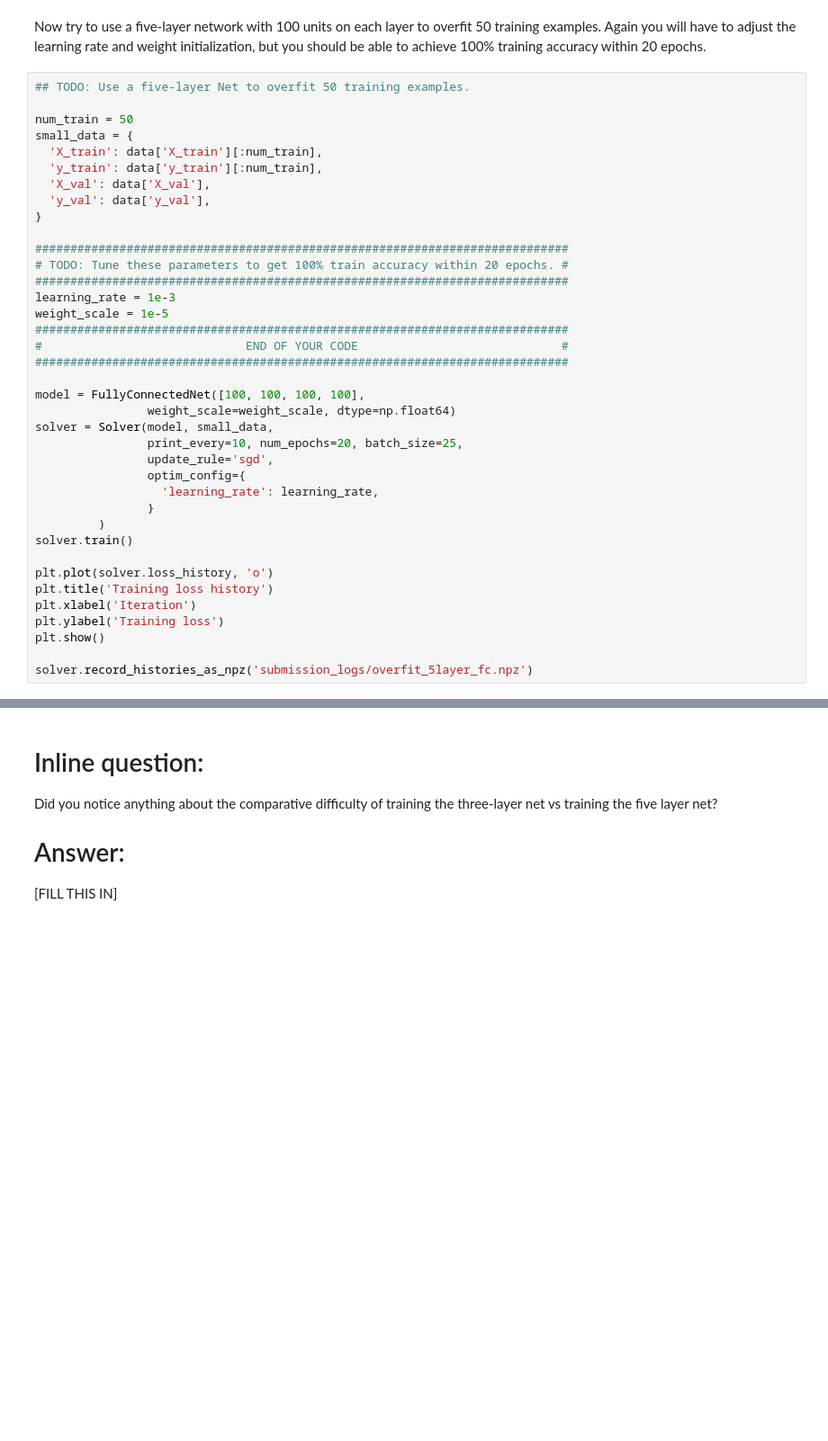
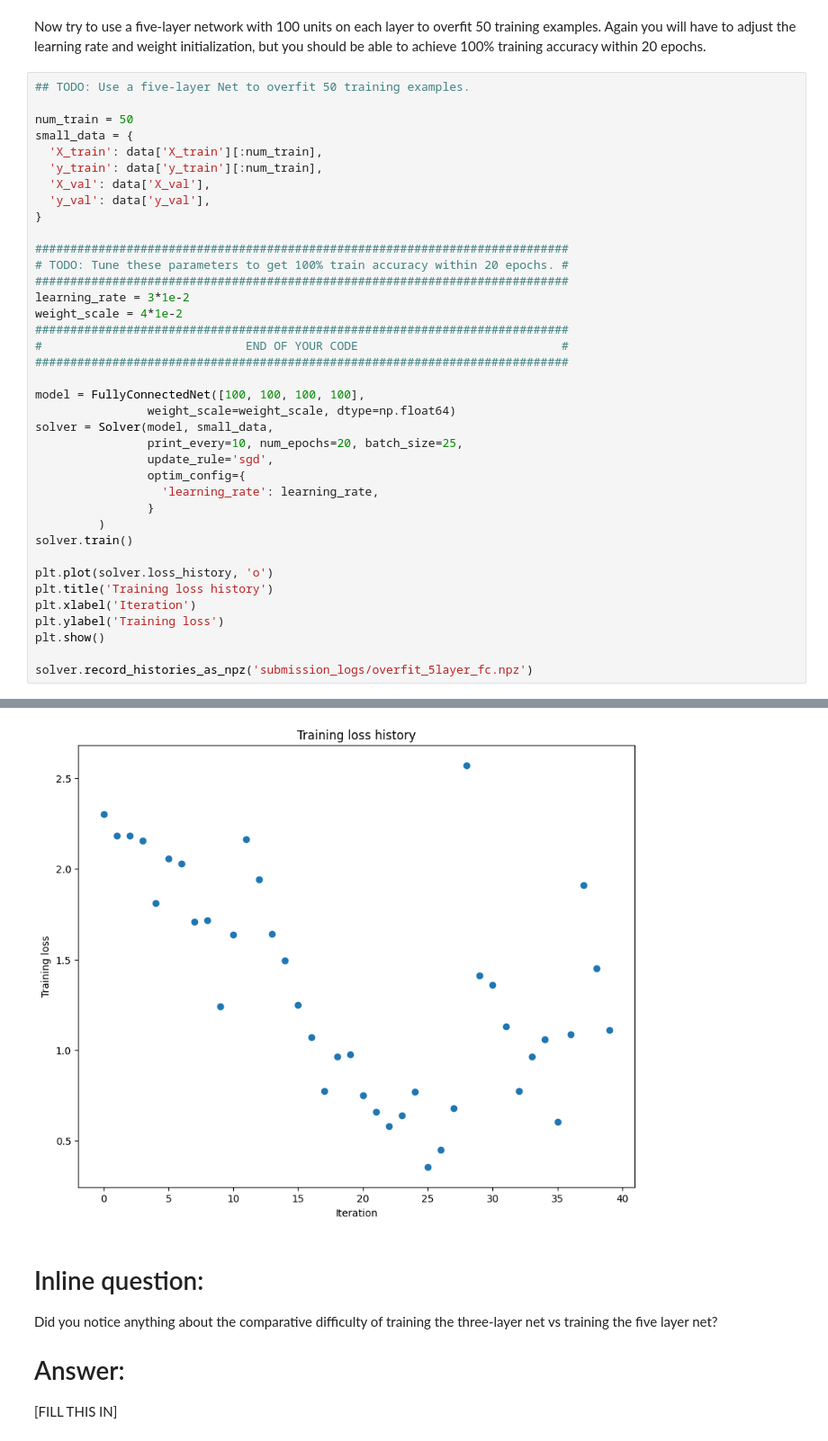
Before and after one commit to Hamza-10x/dl_asgn_1, a Jupyter notebook: FullyConnectedNets.ipynb, the cells around one changed output, grey strips where cells are left out. Shown at 90% size. Drawn from its saved outputs; the diff is of its cells as text; blank space fills up the shorter version.

```diff
--- a/FullyConnectedNets.ipynb
+++ b/FullyConnectedNets.ipynb
@@ -377,8 +475,8 @@ small_data = {
 ############################################################################
 # TODO: Tune these parameters to get 100% train accuracy within 20 epochs. #
 ############################################################################
-learning_rate = 1e-3
-weight_scale = 1e-5
+learning_rate = 3*1e-2
+weight_scale = 4*1e-2
 ############################################################################
 #                             END OF YOUR CODE                             #
 ############################################################################
@@ -401,3 +499,4 @@ plt.ylabel('Training loss')
 plt.show()
 
 solver.record_histories_as_npz('submission_logs/overfit_5layer_fc.npz')
+# %% [output]
@@ -404,3 +520,4 @@ solver.record_histories_as_npz('submission_logs/overfit_5layer_fc.npz')
+[figure, added]
 # %% [markdown]
 # Inline question:
 Did you notice anything about the comparative difficulty of training the three-layer net vs training the five layer net?
```
Also changed, not shown: parts of 13 cells of this notebook, 12 other files.
